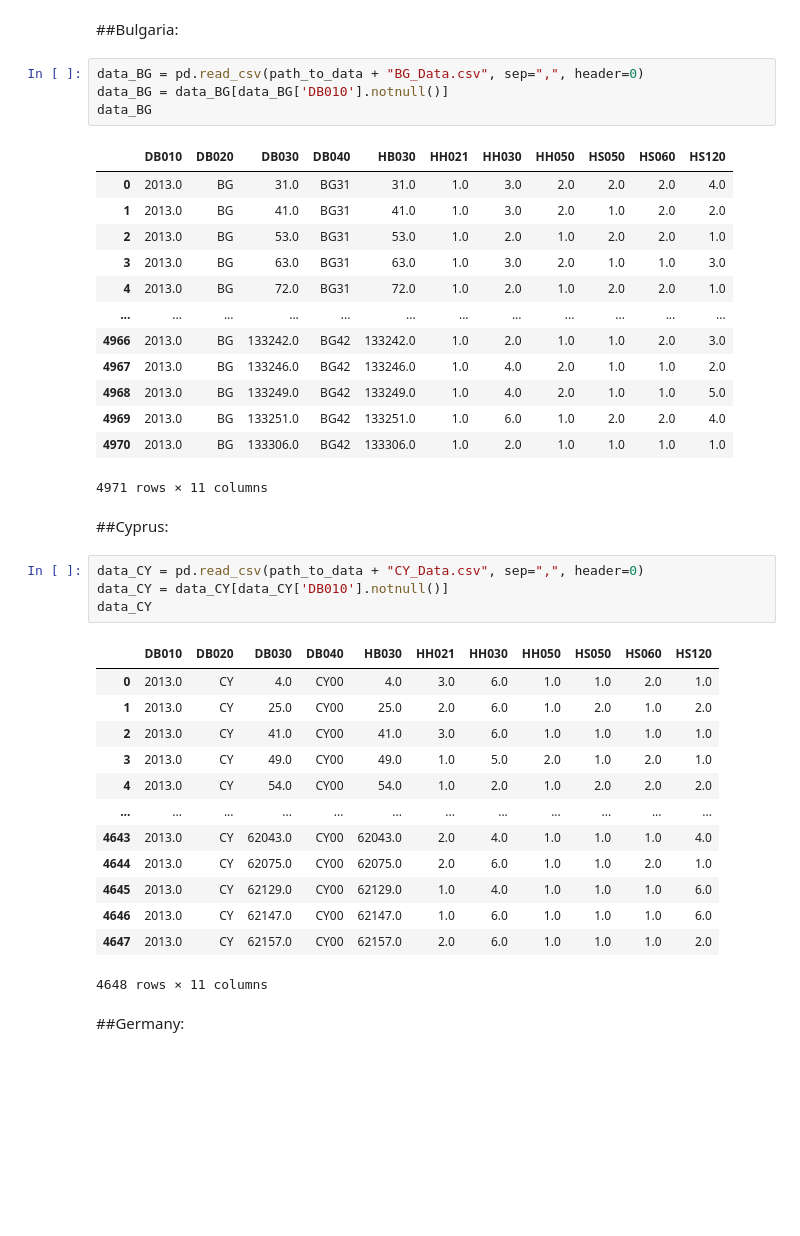
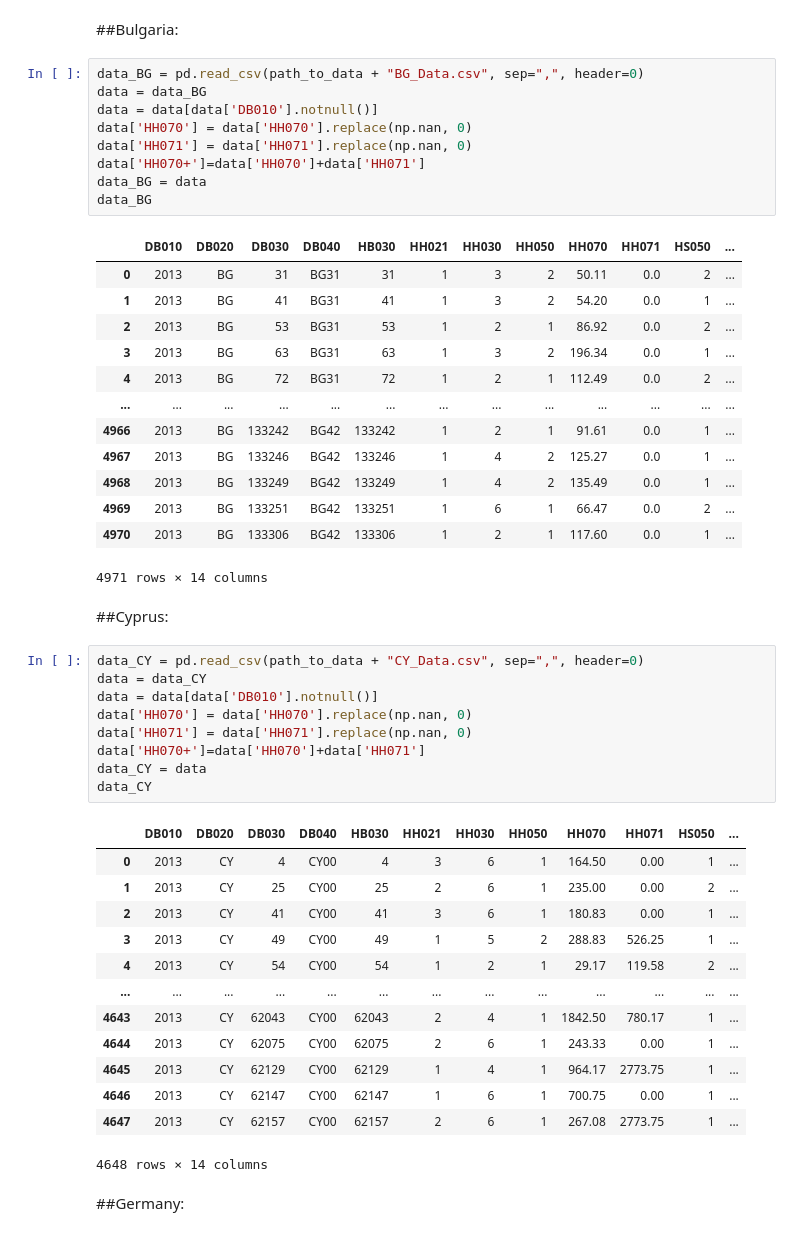
Before and after one commit to AndreiAf02/STAT561_Project, a Jupyter notebook: STAT561_Project.ipynb, the cells around one changed output. Cells and saved outputs as stored; diff of their text form; blank space fills up the shorter version.

```diff
--- a/STAT561_Project.ipynb
+++ b/STAT561_Project.ipynb
@@ -129,42 +269,52 @@ data_BE
 ##Bulgaria:
 # %%
 data_BG = pd.read_csv(path_to_data + "BG_Data.csv", sep=",", header=0)
-data_BG = data_BG[data_BG['DB010'].notnull()]
+data = data_BG
+data = data[data['DB010'].notnull()]
+data['HH070'] = data['HH070'].replace(np.nan, 0)
+data['HH071'] = data['HH071'].replace(np.nan, 0)
+data['HH070+']=data['HH070']+data['HH071']
+data_BG = data
 data_BG
 # %% [output]
-|  | DB010 | DB020 | DB030 | DB040 | HB030 | HH021 | HH030 | HH050 | HS050 | HS060 | HS120 |
-| 0 | 2013.0 | BG | 31.0 | BG31 | 31.0 | 1.0 | 3.0 | 2.0 | 2.0 | 2.0 | 4.0 |
-| 1 | 2013.0 | BG | 41.0 | BG31 | 41.0 | 1.0 | 3.0 | 2.0 | 1.0 | 2.0 | 2.0 |
-| 2 | 2013.0 | BG | 53.0 | BG31 | 53.0 | 1.0 | 2.0 | 1.0 | 2.0 | 2.0 | 1.0 |
-| 3 | 2013.0 | BG | 63.0 | BG31 | 63.0 | 1.0 | 3.0 | 2.0 | 1.0 | 1.0 | 3.0 |
-| 4 | 2013.0 | BG | 72.0 | BG31 | 72.0 | 1.0 | 2.0 | 1.0 | 2.0 | 2.0 | 1.0 |
-| ... | ... | ... | ... | ... | ... | ... | ... | ... | ... | ... | ... |
-| 4966 | 2013.0 | BG | 133242.0 | BG42 | 133242.0 | 1.0 | 2.0 | 1.0 | 1.0 | 2.0 | 3.0 |
-| 4967 | 2013.0 | BG | 133246.0 | BG42 | 133246.0 | 1.0 | 4.0 | 2.0 | 1.0 | 1.0 | 2.0 |
-| 4968 | 2013.0 | BG | 133249.0 | BG42 | 133249.0 | 1.0 | 4.0 | 2.0 | 1.0 | 1.0 | 5.0 |
-| 4969 | 2013.0 | BG | 133251.0 | BG42 | 133251.0 | 1.0 | 6.0 | 1.0 | 2.0 | 2.0 | 4.0 |
-| 4970 | 2013.0 | BG | 133306.0 | BG42 | 133306.0 | 1.0 | 2.0 | 1.0 | 1.0 | 1.0 | 1.0 |
+|  | DB010 | DB020 | DB030 | DB040 | HB030 | HH021 | HH030 | HH050 | HH070 | HH071 | HS050 | ... |
+| 0 | 2013 | BG | 31 | BG31 | 31 | 1 | 3 | 2 | 50.11 | 0.0 | 2 | ... |
+| 1 | 2013 | BG | 41 | BG31 | 41 | 1 | 3 | 2 | 54.20 | 0.0 | 1 | ... |
+| 2 | 2013 | BG | 53 | BG31 | 53 | 1 | 2 | 1 | 86.92 | 0.0 | 2 | ... |
+| 3 | 2013 | BG | 63 | BG31 | 63 | 1 | 3 | 2 | 196.34 | 0.0 | 1 | ... |
+| 4 | 2013 | BG | 72 | BG31 | 72 | 1 | 2 | 1 | 112.49 | 0.0 | 2 | ... |
+| ... | ... | ... | ... | ... | ... | ... | ... | ... | ... | ... | ... | ... |
+| 4966 | 2013 | BG | 133242 | BG42 | 133242 | 1 | 2 | 1 | 91.61 | 0.0 | 1 | ... |
+| 4967 | 2013 | BG | 133246 | BG42 | 133246 | 1 | 4 | 2 | 125.27 | 0.0 | 1 | ... |
+| 4968 | 2013 | BG | 133249 | BG42 | 133249 | 1 | 4 | 2 | 135.49 | 0.0 | 1 | ... |
+| 4969 | 2013 | BG | 133251 | BG42 | 133251 | 1 | 6 | 1 | 66.47 | 0.0 | 2 | ... |
+| 4970 | 2013 | BG | 133306 | BG42 | 133306 | 1 | 2 | 1 | 117.60 | 0.0 | 1 | ... |
-4971 rows × 11 columns
+4971 rows × 14 columns
 # %% [markdown]
 ##Cyprus:
 # %%
 data_CY = pd.read_csv(path_to_data + "CY_Data.csv", sep=",", header=0)
-data_CY = data_CY[data_CY['DB010'].notnull()]
+data = data_CY
+data = data[data['DB010'].notnull()]
+data['HH070'] = data['HH070'].replace(np.nan, 0)
+data['HH071'] = data['HH071'].replace(np.nan, 0)
+data['HH070+']=data['HH070']+data['HH071']
+data_CY = data
 data_CY
 # %% [output]
-|  | DB010 | DB020 | DB030 | DB040 | HB030 | HH021 | HH030 | HH050 | HS050 | HS060 | HS120 |
-| 0 | 2013.0 | CY | 4.0 | CY00 | 4.0 | 3.0 | 6.0 | 1.0 | 1.0 | 2.0 | 1.0 |
-| 1 | 2013.0 | CY | 25.0 | CY00 | 25.0 | 2.0 | 6.0 | 1.0 | 2.0 | 1.0 | 2.0 |
-| 2 | 2013.0 | CY | 41.0 | CY00 | 41.0 | 3.0 | 6.0 | 1.0 | 1.0 | 1.0 | 1.0 |
-| 3 | 2013.0 | CY | 49.0 | CY00 | 49.0 | 1.0 | 5.0 | 2.0 | 1.0 | 2.0 | 1.0 |
-| 4 | 2013.0 | CY | 54.0 | CY00 | 54.0 | 1.0 | 2.0 | 1.0 | 2.0 | 2.0 | 2.0 |
-| ... | ... | ... | ... | ... | ... | ... | ... | ... | ... | ... | ... |
-| 4643 | 2013.0 | CY | 62043.0 | CY00 | 62043.0 | 2.0 | 4.0 | 1.0 | 1.0 | 1.0 | 4.0 |
-| 4644 | 2013.0 | CY | 62075.0 | CY00 | 62075.0 | 2.0 | 6.0 | 1.0 | 1.0 | 2.0 | 1.0 |
-| 4645 | 2013.0 | CY | 62129.0 | CY00 | 62129.0 | 1.0 | 4.0 | 1.0 | 1.0 | 1.0 | 6.0 |
-| 4646 | 2013.0 | CY | 62147.0 | CY00 | 62147.0 | 1.0 | 6.0 | 1.0 | 1.0 | 1.0 | 6.0 |
-| 4647 | 2013.0 | CY | 62157.0 | CY00 | 62157.0 | 2.0 | 6.0 | 1.0 | 1.0 | 1.0 | 2.0 |
+|  | DB010 | DB020 | DB030 | DB040 | HB030 | HH021 | HH030 | HH050 | HH070 | HH071 | HS050 | ... |
+| 0 | 2013 | CY | 4 | CY00 | 4 | 3 | 6 | 1 | 164.50 | 0.00 | 1 | ... |
+| 1 | 2013 | CY | 25 | CY00 | 25 | 2 | 6 | 1 | 235.00 | 0.00 | 2 | ... |
+| 2 | 2013 | CY | 41 | CY00 | 41 | 3 | 6 | 1 | 180.83 | 0.00 | 1 | ... |
+| 3 | 2013 | CY | 49 | CY00 | 49 | 1 | 5 | 2 | 288.83 | 526.25 | 1 | ... |
+| 4 | 2013 | CY | 54 | CY00 | 54 | 1 | 2 | 1 | 29.17 | 119.58 | 2 | ... |
+| ... | ... | ... | ... | ... | ... | ... | ... | ... | ... | ... | ... | ... |
+| 4643 | 2013 | CY | 62043 | CY00 | 62043 | 2 | 4 | 1 | 1842.50 | 780.17 | 1 | ... |
+| 4644 | 2013 | CY | 62075 | CY00 | 62075 | 2 | 6 | 1 | 243.33 | 0.00 | 1 | ... |
+| 4645 | 2013 | CY | 62129 | CY00 | 62129 | 1 | 4 | 1 | 964.17 | 2773.75 | 1 | ... |
+| 4646 | 2013 | CY | 62147 | CY00 | 62147 | 1 | 6 | 1 | 700.75 | 0.00 | 1 | ... |
+| 4647 | 2013 | CY | 62157 | CY00 | 62157 | 2 | 6 | 1 | 267.08 | 2773.75 | 1 | ... |
-4648 rows × 11 columns
+4648 rows × 14 columns
 # %% [markdown]
 ##Germany:
 # %%
```
Also changed, not shown: parts of 36 cells of this notebook.
